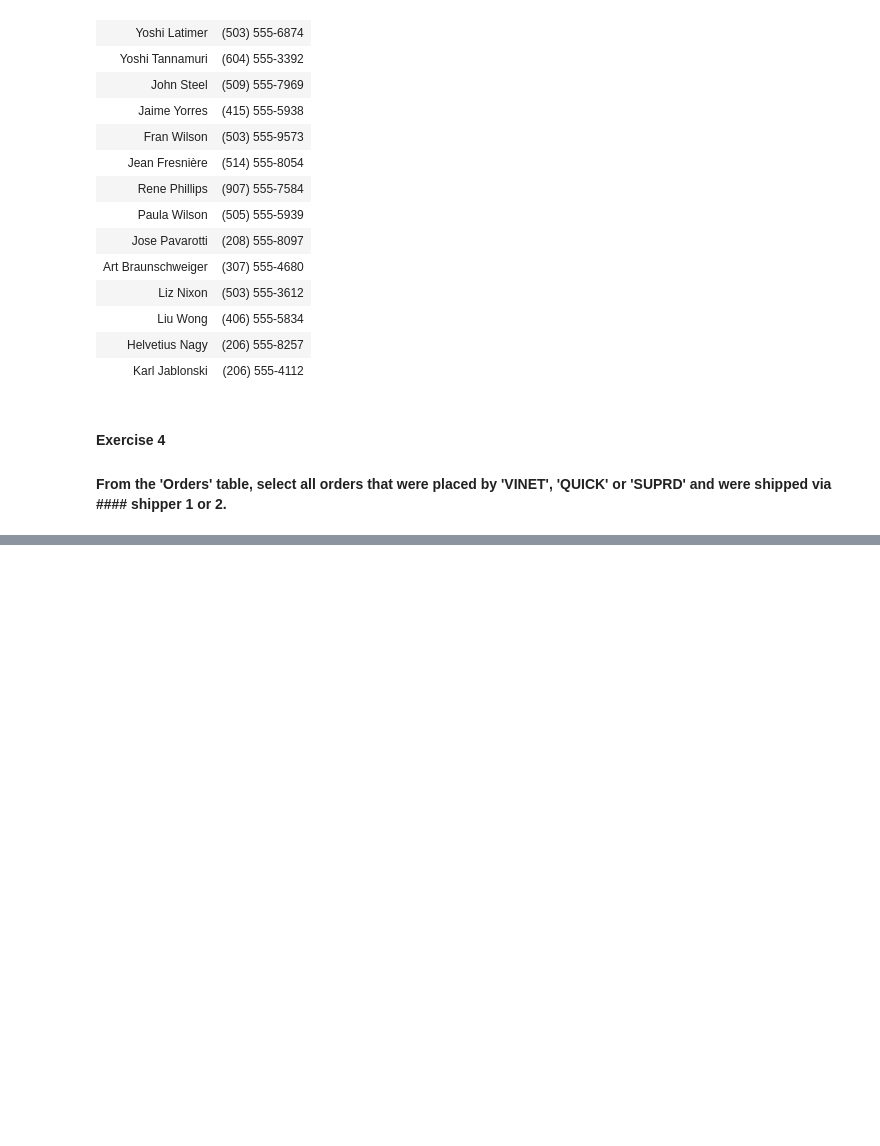
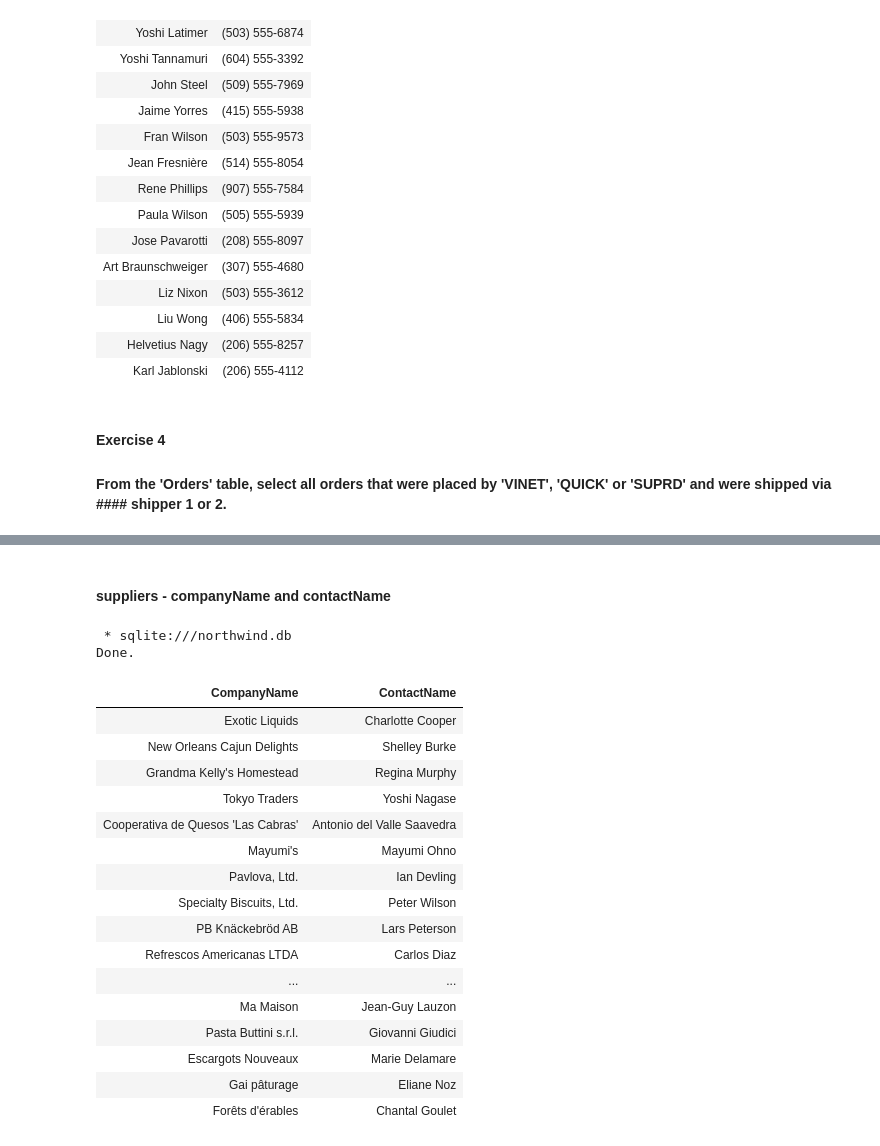
Before and after one commit to RealElvince/northwind-SQLite3, a Jupyter notebook: src/queries.ipynb, the cells around one changed output, grey strips where cells are left out. Cells and saved outputs as stored; diff of their text form; code cells hidden in the pictures; blank space fills up the shorter version.

Commit message:
suppliers ,companyName and contactName

```diff
--- a/src/queries.ipynb
+++ b/src/queries.ipynb
@@ -149,0 +172,28 @@ Done.
+# %% [markdown]
+#### suppliers - companyName and contactName
+# %%
+%%sql
+SELECT
+    CompanyName,ContactName
+FROM
+    Suppliers;
+# %% [output]
+ * sqlite:///northwind.db
+Done.
+| CompanyName | ContactName |
+| Exotic Liquids | Charlotte Cooper |
+| New Orleans Cajun Delights | Shelley Burke |
+| Grandma Kelly's Homestead | Regina Murphy |
+| Tokyo Traders | Yoshi Nagase |
+| Cooperativa de Quesos 'Las Cabras' | Antonio del Valle Saavedra |
+| Mayumi's | Mayumi Ohno |
+| Pavlova, Ltd. | Ian Devling |
+| Specialty Biscuits, Ltd. | Peter Wilson |
+| PB Knäckebröd AB | Lars Peterson |
+| Refrescos Americanas LTDA | Carlos Diaz |
+| ... | ... |
+| Ma Maison | Jean-Guy Lauzon |
+| Pasta Buttini s.r.l. | Giovanni Giudici |
+| Escargots Nouveaux | Marie Delamare |
+| Gai pâturage | Eliane Noz |
+| Forêts d'érables | Chantal Goulet |
```
Also changed, not shown: parts of 2 cells of this notebook.
